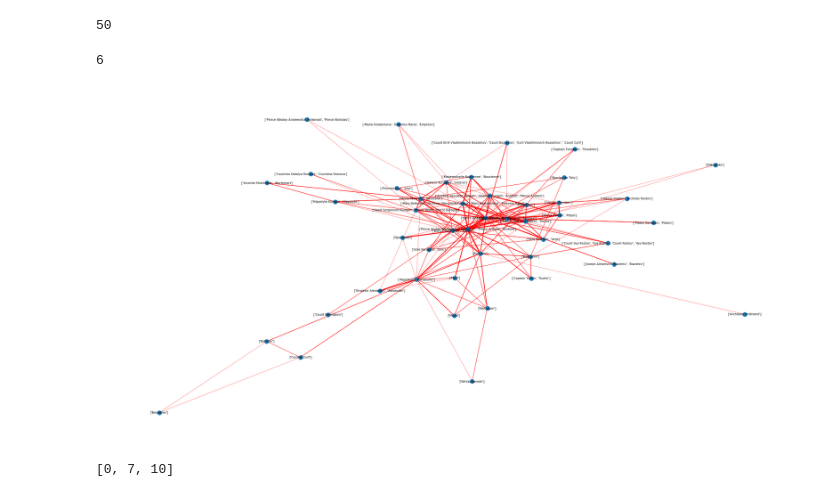
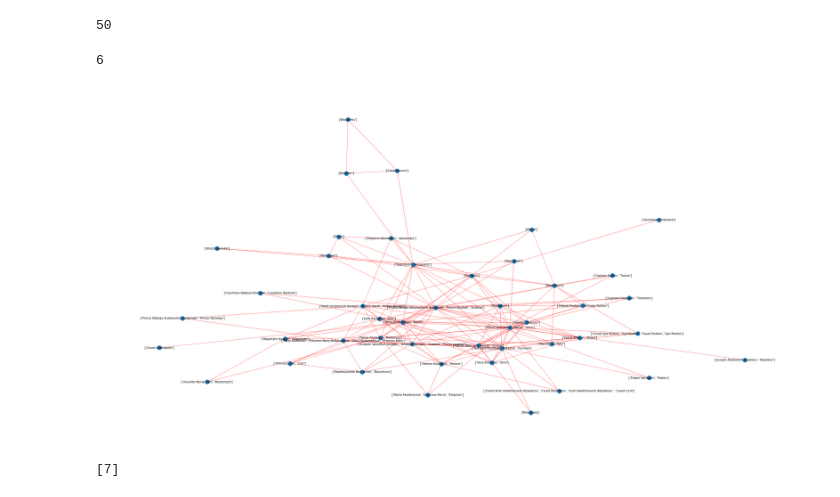
Before and after one commit to Pietro-Gavazzi/linma2472-project, a Jupyter notebook: Pietro.ipynb, the cells around one changed output. Cells and saved outputs as stored; diff of their text form; code cells hidden in the pictures.

```diff
--- a/Pietro.ipynb
+++ b/Pietro.ipynb
@@ -82,36 +82,37 @@ for chapter in chapter_list:
         for character2 in characters_appear:
             if (character1!=character2):
                 n0 = str(character1)
                 n1 = str(character2)
                 if G.has_edge(n0,n1):
-                    G[n0][n1]['weight'] += 1
+                    pass
+                    # G[n0][n1]['weight'] += 1
                 else:
                     G.add_edge(n0,n1, weight=1)
 
 # print(G.degree())
 
 
 
 nb = nx.number_connected_components(G)
 print(nb)
 
 
 S = G.subgraph(max(nx.connected_components(G), key=len))
 
 
 edges = G.edges()
-weights = np.log([S[u][v]['weight'] for u,v in edges])
+weights = np.log([S[u][v]['weight']+1 for u,v in edges])
 
 fig = plt.figure(1, figsize=(40, 20), dpi=40)
 # nx.draw_networkx(S, with_labels=True, width=weights, edge_color='r')
 nx.draw(S, with_labels=True, width=weights,  edge_color='r')
 # nx.draw_random(S, with_labels=True, width=weights, edge_color='r')
 # nx.draw_circular(S, with_labels=True, width=weights, edge_color='r')
 # nx.draw_spectral(S, with_labels=True, width=weights)
 # nx.draw_spring(S, with_labels=True, width=weights, edge_color='r')
 # %% [output]
 6
-[figure, old version]
+[figure, new version]
 # %%
 
 # Maximising the influence in the graph
@@ -127,8 +128,8 @@ nx.draw(S, with_labels=True, width=weights,  edge_color='r')
 
 # print(nx.adjacency_matrix(S))
 adj = nx.adjacency_matrix(S).toarray().astype(np.float64)
-maxim = np.max(adj@np.ones(adj.shape[0]))
-adj/=maxim
+maxim = np.max(adj)
+adj/=maxim*2
 # print(adj)
 
 
@@ -182,10 +183,10 @@ def ICM(p_matrix:np.matrix, nbsteps:int, set_infected_nodes:set, gamma:int)->int
 # is the optimal set of the influence maximization problem, with optimality bounds given
 # above.
 
+nbsteps = 10000000
+nbrealisations=2000
+nb_characters = 1
 gamma = 1
-nbsteps = 10000000
-nbrealisations=1000
-nb_characters = 3
 
 def greedy_hill_climbing(adj, nbsteps, gamma, nb_characters):
     list_of_realisations = []
@@ -219,7 +220,7 @@ def greedy_hill_climbing(adj, nbsteps, gamma, nb_characters):
 A0 =greedy_hill_climbing(adj, nbsteps, gamma, nb_characters)
 print(A0)
 # %% [output]
-[0, 7, 10]
+[7]
 # %%
 # • Implement the independent cascade model on this network and use it to
 # compare the outcomes starting from the obtained set MI with similar size set of
```
Also changed, not shown: parts of 1 cell of this notebook.
